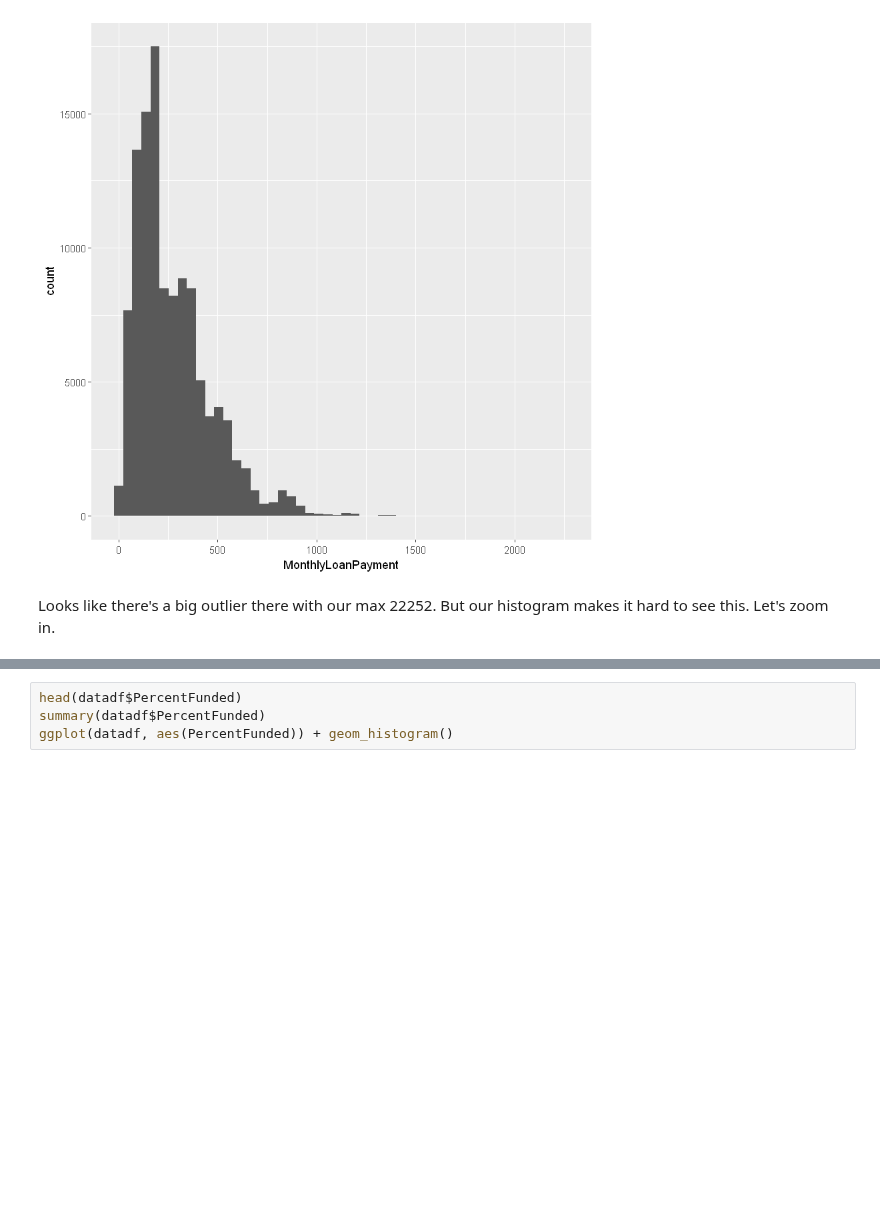
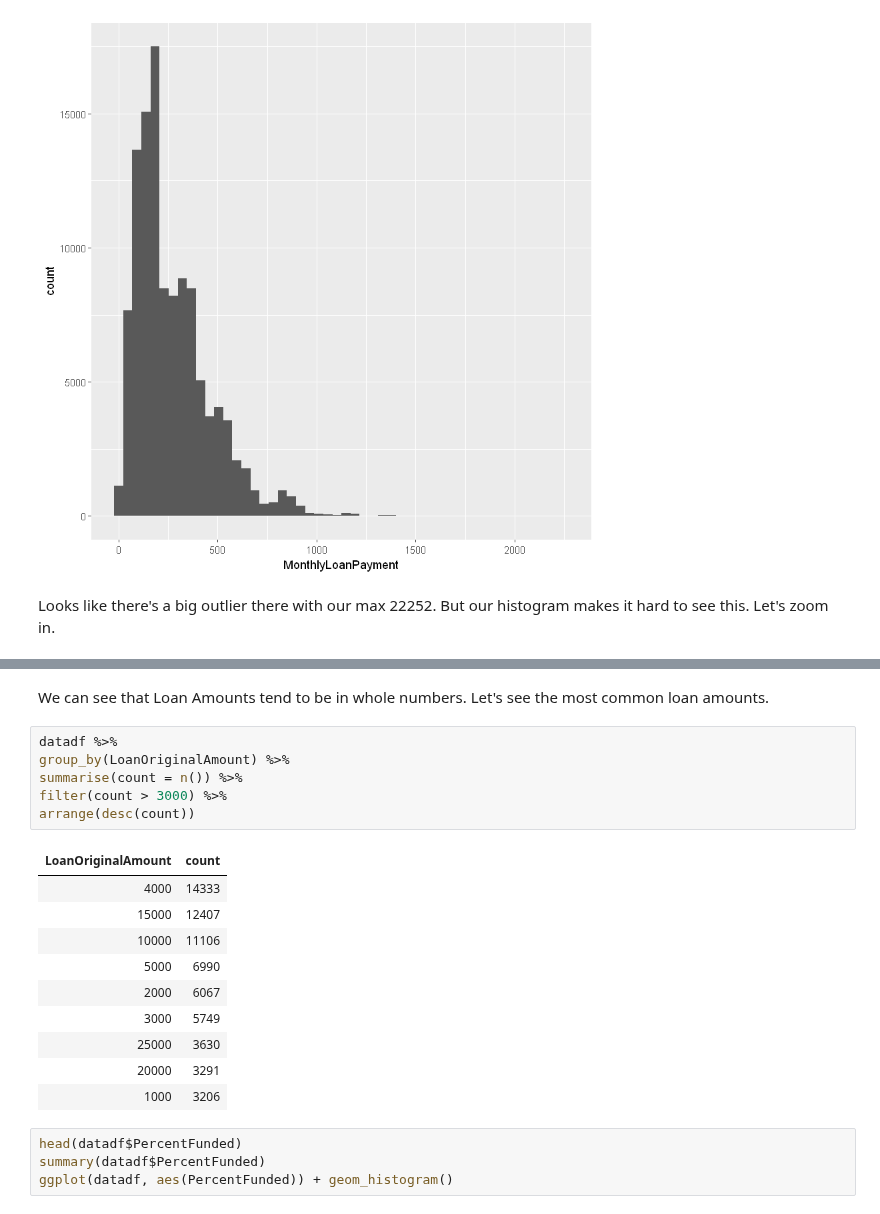
Before and after one commit to timdef/ProsperLoanEDA, a Jupyter notebook: UnivariateExploration.ipynb, the cells around one changed output, grey strips where cells are left out. Saved outputs shown, nothing was run; the diff lists cells and outputs as text; blank space fills up the shorter version.

```diff
--- a/UnivariateExploration.ipynb
+++ b/UnivariateExploration.ipynb
@@ -655,6 +656,25 @@ ggplot(datadf, aes(LoanOriginalAmount)) + geom_histogram(bins=100)
    Min. 1st Qu.  Median    Mean 3rd Qu.    Max.
    1000    4000    6500    8337   12000   35000
 [figure]
+# %% [markdown]
+We can see that Loan Amounts tend to be in whole numbers. Let's see the most common loan amounts.
+# %%
+datadf %>%
+group_by(LoanOriginalAmount) %>%
+summarise(count = n()) %>%
+filter(count > 3000) %>%
+arrange(desc(count))
+# %% [output]
+| LoanOriginalAmount | count |
+| 4000 | 14333 |
+| 15000 | 12407 |
+| 10000 | 11106 |
+| 5000 | 6990 |
+| 2000 | 6067 |
+| 3000 | 5749 |
+| 25000 | 3630 |
+| 20000 | 3291 |
+| 1000 | 3206 |
 # %%
 head(datadf$PercentFunded)
 summary(datadf$PercentFunded)
```
Also changed, not shown: parts of 5 cells of this notebook.
